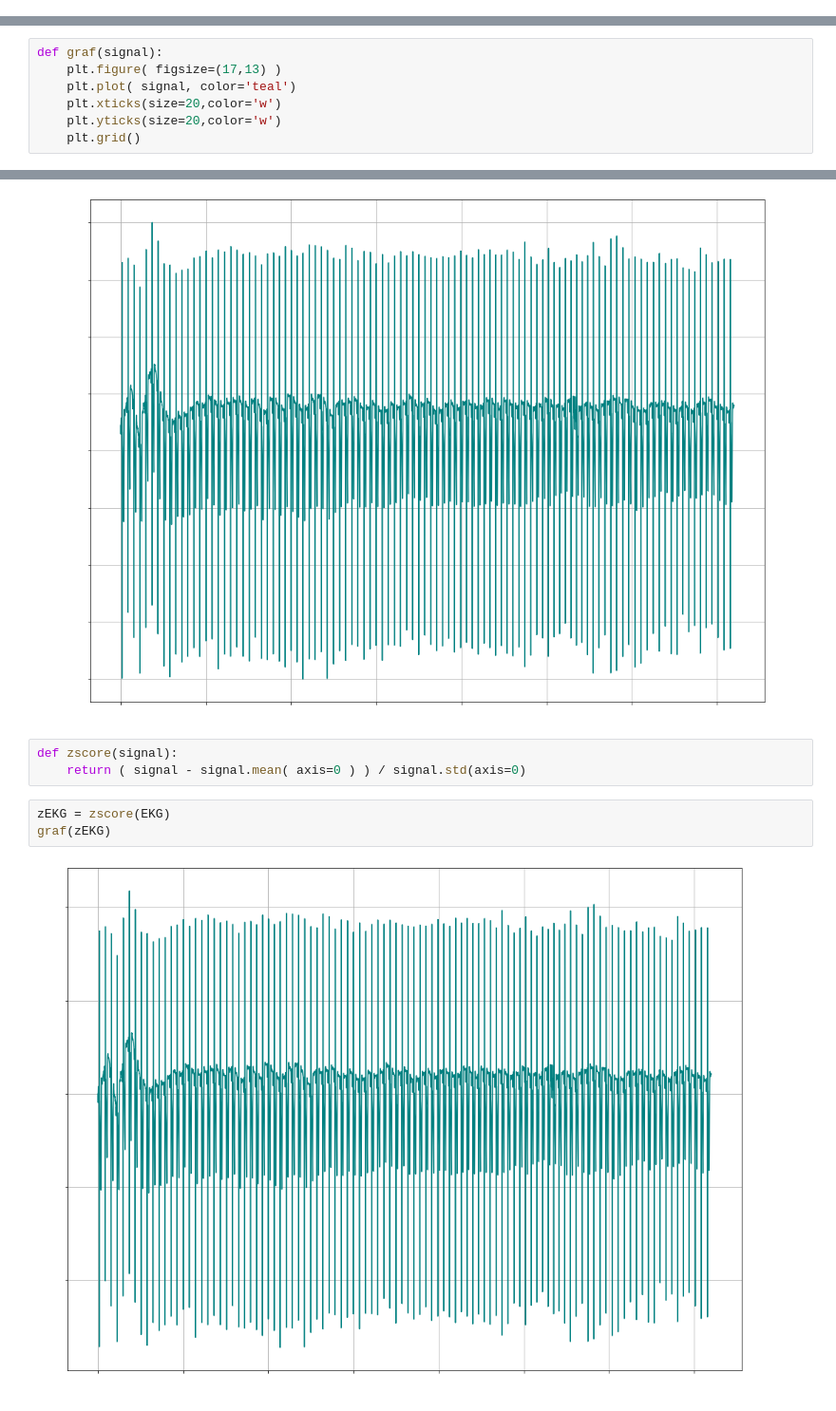
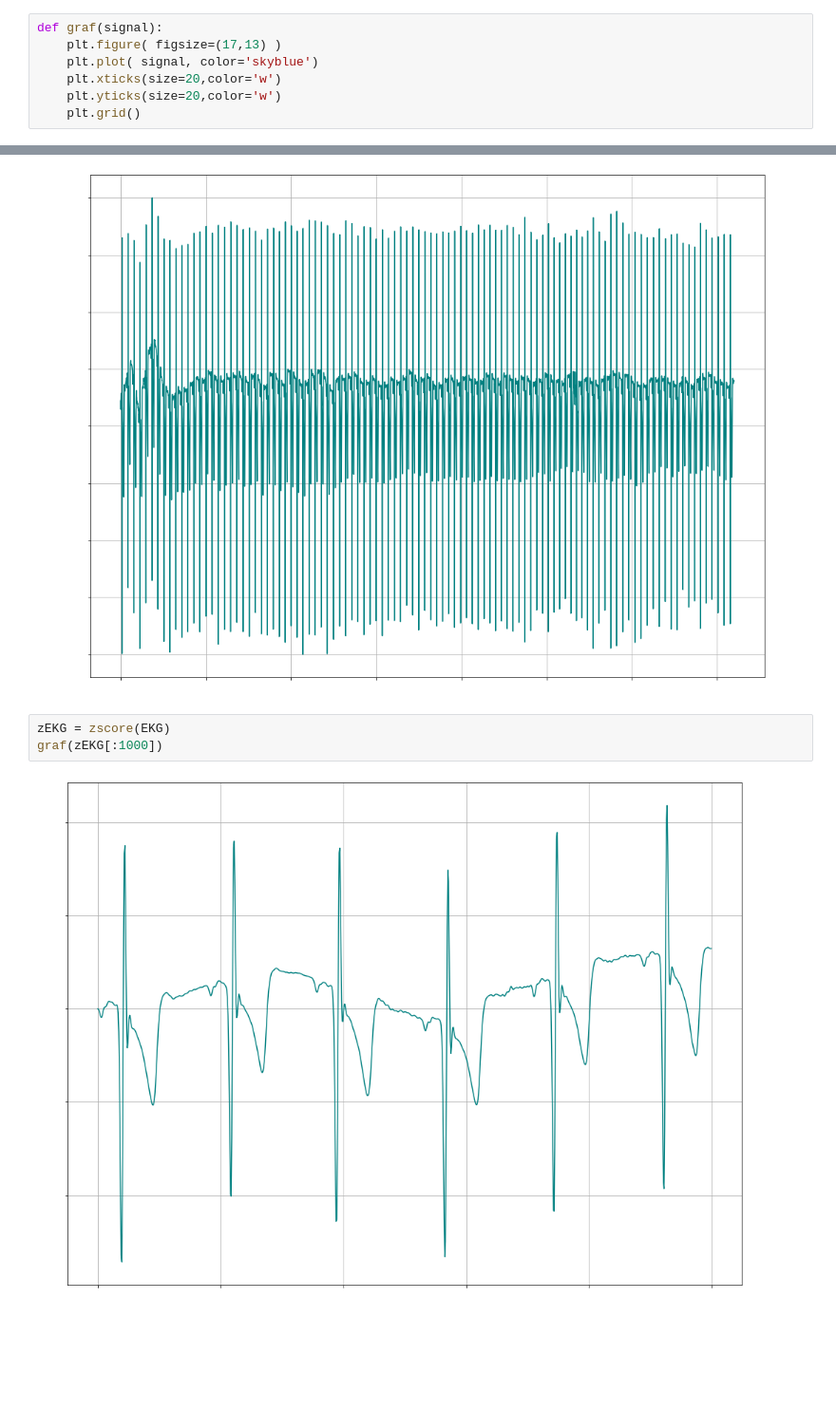
Before and after one commit to Qweryedu/MCIB-19-P-Edu, a Jupyter notebook: src/P3.ipynb, the cells around one changed output, grey strips where cells are left out. Shown at 95% size. Saved outputs shown, nothing was run; the diff lists cells and outputs as text; blank space fills up the shorter version.

```diff
--- a/src/P3.ipynb
+++ b/src/P3.ipynb
@@ -9,0 +16,7 @@ from scipy.stats import pearsonr as r
+# %%
+def graf(signal):
+    plt.figure( figsize=(17,13) )
+    plt.plot( signal, color='skyblue')
+    plt.xticks(size=20,color='w')
+    plt.yticks(size=20,color='w')
+    plt.grid()
@@ -26,7 +80,0 @@ for name in signals:
-# %%
-def graf(signal):
-    plt.figure( figsize=(17,13) )
-    plt.plot( signal, color='teal')
-    plt.xticks(size=20,color='w')
-    plt.yticks(size=20,color='w')
-    plt.grid()
@@ -43,11 +85,8 @@ graf(escala1(EKG))
 # %% [output]
 [figure]
 [figure]
-# %%
-def zscore(signal):
-    return ( signal - signal.mean( axis=0 ) ) / signal.std(axis=0)
 # %%
 zEKG = zscore(EKG)
-graf(zEKG)
+graf(zEKG[:1000])
 # %% [output]
-[figure, old version]
+[figure, new version]
```
Also changed, not shown: parts of 15 cells of this notebook, 1 other file.
